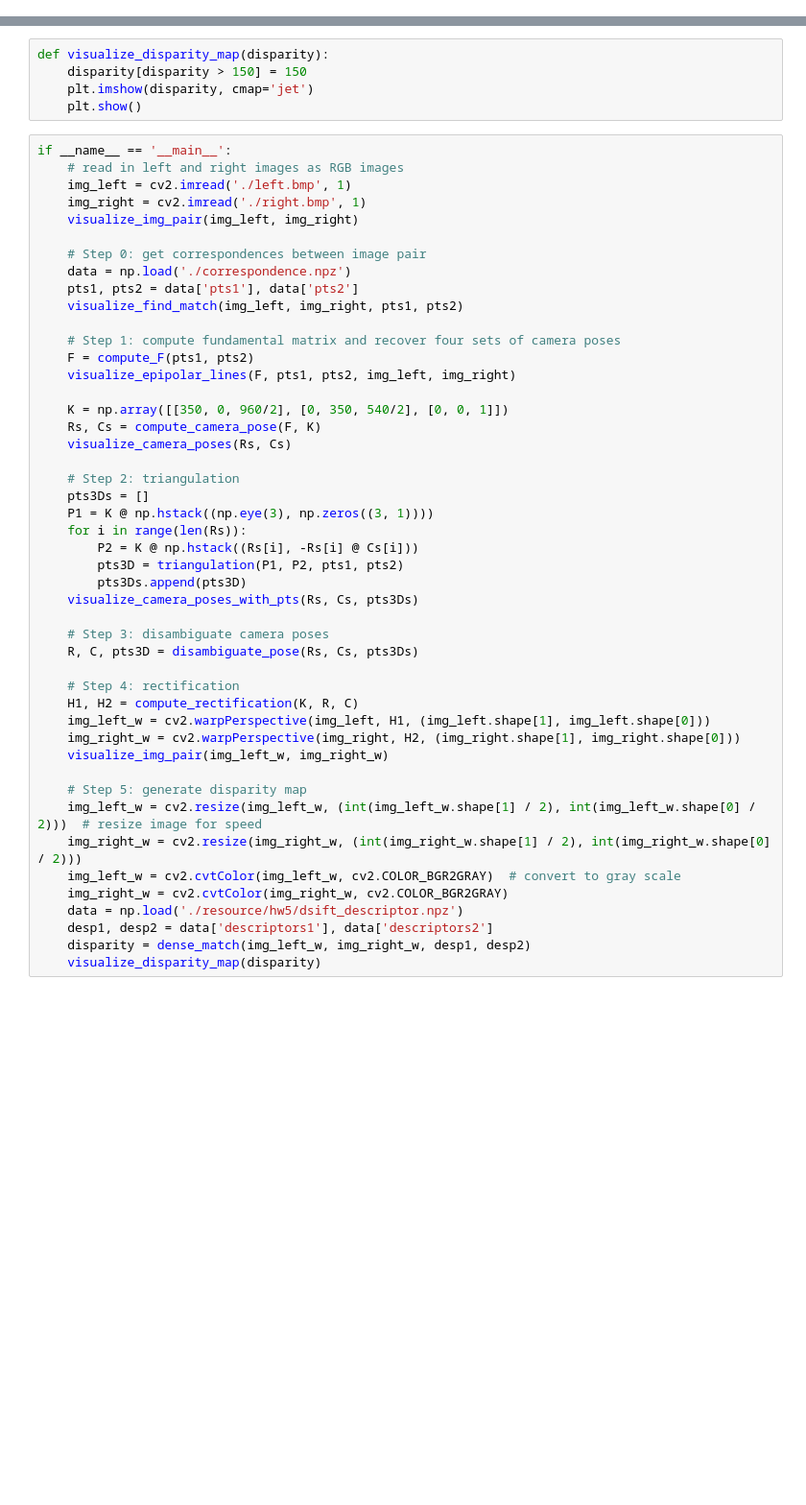
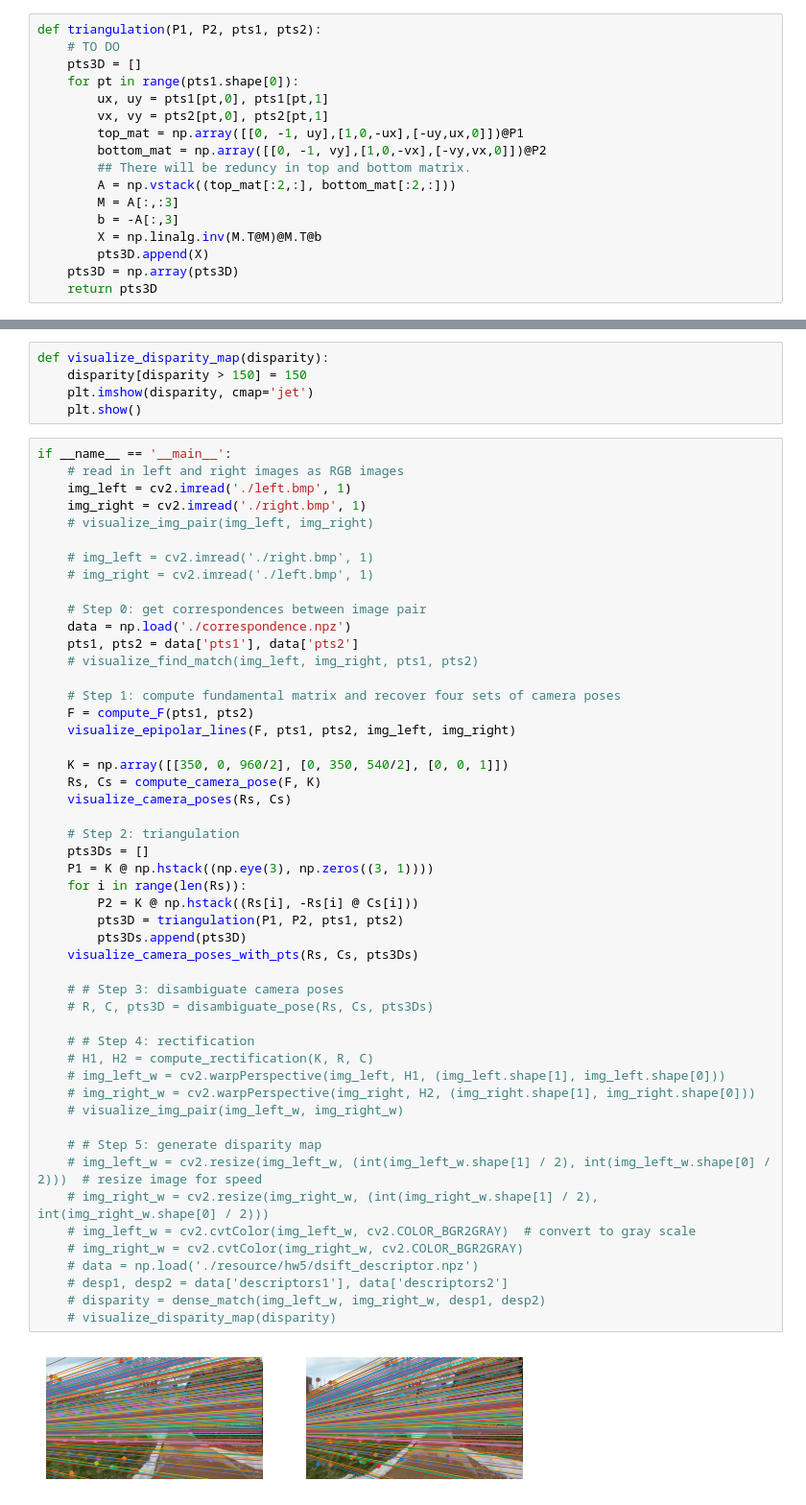
Before and after one commit to mohitydv09/computer_vision, a Jupyter notebook: hw5/hw5_notebook.ipynb, the cells around one changed output, grey strips where cells are left out. Shown at 96% size. Drawn from its saved outputs; the diff is of its cells as text; blank space fills up the shorter version.

Commit message:
computeF and traingulation completed

```diff
--- a/hw5/hw5_notebook.ipynb
+++ b/hw5/hw5_notebook.ipynb
@@ -18,3 +120,20 @@ def triangulation(P1, P2, pts1, pts2):
+# %%
+def triangulation(P1, P2, pts1, pts2):
+    # TO DO
+    pts3D = []
+    for pt in range(pts1.shape[0]):
+        ux, uy = pts1[pt,0], pts1[pt,1]
+        vx, vy = pts2[pt,0], pts2[pt,1]
+        top_mat = np.array([[0, -1, uy],[1,0,-ux],[-uy,ux,0]])@P1
+        bottom_mat = np.array([[0, -1, vy],[1,0,-vx],[-vy,vx,0]])@P2
+        ## There will be reduncy in top and bottom matrix.
+        A = np.vstack((top_mat[:2,:], bottom_mat[:2,:]))
+        M = A[:,:3]
+        b = -A[:,3]
+        X = np.linalg.inv(M.T@M)@M.T@b
+        pts3D.append(X)
+    pts3D = np.array(pts3D)
+    return pts3D
 # %%
 def disambiguate_pose(Rs, Cs, pts3Ds):
     # TO DO
@@ -178,47 +296,52 @@ def visualize_disparity_map(disparity):
 # %%
 if __name__ == '__main__':
     # read in left and right images as RGB images
     img_left = cv2.imread('./left.bmp', 1)
     img_right = cv2.imread('./right.bmp', 1)
-    visualize_img_pair(img_left, img_right)
+    # visualize_img_pair(img_left, img_right)
+
+    # img_left = cv2.imread('./right.bmp', 1)
+    # img_right = cv2.imread('./left.bmp', 1)
 
     # Step 0: get correspondences between image pair
     data = np.load('./correspondence.npz')
     pts1, pts2 = data['pts1'], data['pts2']
-    visualize_find_match(img_left, img_right, pts1, pts2)
+    # visualize_find_match(img_left, img_right, pts1, pts2)
 
     # Step 1: compute fundamental matrix and recover four sets of camera poses
     F = compute_F(pts1, pts2)
     visualize_epipolar_lines(F, pts1, pts2, img_left, img_right)
 
     K = np.array([[350, 0, 960/2], [0, 350, 540/2], [0, 0, 1]])
     Rs, Cs = compute_camera_pose(F, K)
     visualize_camera_poses(Rs, Cs)
 
     # Step 2: triangulation
     pts3Ds = []
     P1 = K @ np.hstack((np.eye(3), np.zeros((3, 1))))
     for i in range(len(Rs)):
         P2 = K @ np.hstack((Rs[i], -Rs[i] @ Cs[i]))
         pts3D = triangulation(P1, P2, pts1, pts2)
         pts3Ds.append(pts3D)
     visualize_camera_poses_with_pts(Rs, Cs, pts3Ds)
 
-    # Step 3: disambiguate camera poses
-    R, C, pts3D = disambiguate_pose(Rs, Cs, pts3Ds)
+    # # Step 3: disambiguate camera poses
+    # R, C, pts3D = disambiguate_pose(Rs, Cs, pts3Ds)
 
-    # Step 4: rectification
-    H1, H2 = compute_rectification(K, R, C)
-    img_left_w = cv2.warpPerspective(img_left, H1, (img_left.shape[1], img_left.shape[0]))
-    img_right_w = cv2.warpPerspective(img_right, H2, (img_right.shape[1], img_right.shape[0]))
-    visualize_img_pair(img_left_w, img_right_w)
+    # # Step 4: rectification
+    # H1, H2 = compute_rectification(K, R, C)
+    # img_left_w = cv2.warpPerspective(img_left, H1, (img_left.shape[1], img_left.shape[0]))
+    # img_right_w = cv2.warpPerspective(img_right, H2, (img_right.shape[1], img_right.shape[0]))
+    # visualize_img_pair(img_left_w, img_right_w)
 
-    # Step 5: generate disparity map
-    img_left_w = cv2.resize(img_left_w, (int(img_left_w.shape[1] / 2), int(img_left_w.shape[0] / 2)))  # resize image for speed
-    img_right_w = cv2.resize(img_right_w, (int(img_right_w.shape[1] / 2), int(img_right_w.shape[0] / 2)))
-    img_left_w = cv2.cvtColor(img_left_w, cv2.COLOR_BGR2GRAY)  # convert to gray scale
-    img_right_w = cv2.cvtColor(img_right_w, cv2.COLOR_BGR2GRAY)
-    data = np.load('./resource/hw5/dsift_descriptor.npz')
-    desp1, desp2 = data['descriptors1'], data['descriptors2']
-    disparity = dense_match(img_left_w, img_right_w, desp1, desp2)
-    visualize_disparity_map(disparity)
+    # # Step 5: generate disparity map
+    # img_left_w = cv2.resize(img_left_w, (int(img_left_w.shape[1] / 2), int(img_left_w.shape[0] / 2)))  # resize image for speed
+    # img_right_w = cv2.resize(img_right_w, (int(img_right_w.shape[1] / 2), int(img_right_w.shape[0] / 2)))
+    # img_left_w = cv2.cvtColor(img_left_w, cv2.COLOR_BGR2GRAY)  # convert to gray scale
+    # img_right_w = cv2.cvtColor(img_right_w, cv2.COLOR_BGR2GRAY)
+    # data = np.load('./resource/hw5/dsift_descriptor.npz')
+    # desp1, desp2 = data['descriptors1'], data['descriptors2']
+    # disparity = dense_match(img_left_w, img_right_w, desp1, desp2)
+    # visualize_disparity_map(disparity)
+# %% [output]
+[figure, added]
```
Also changed, not shown: parts of 6 cells of this notebook, 9 other files.
